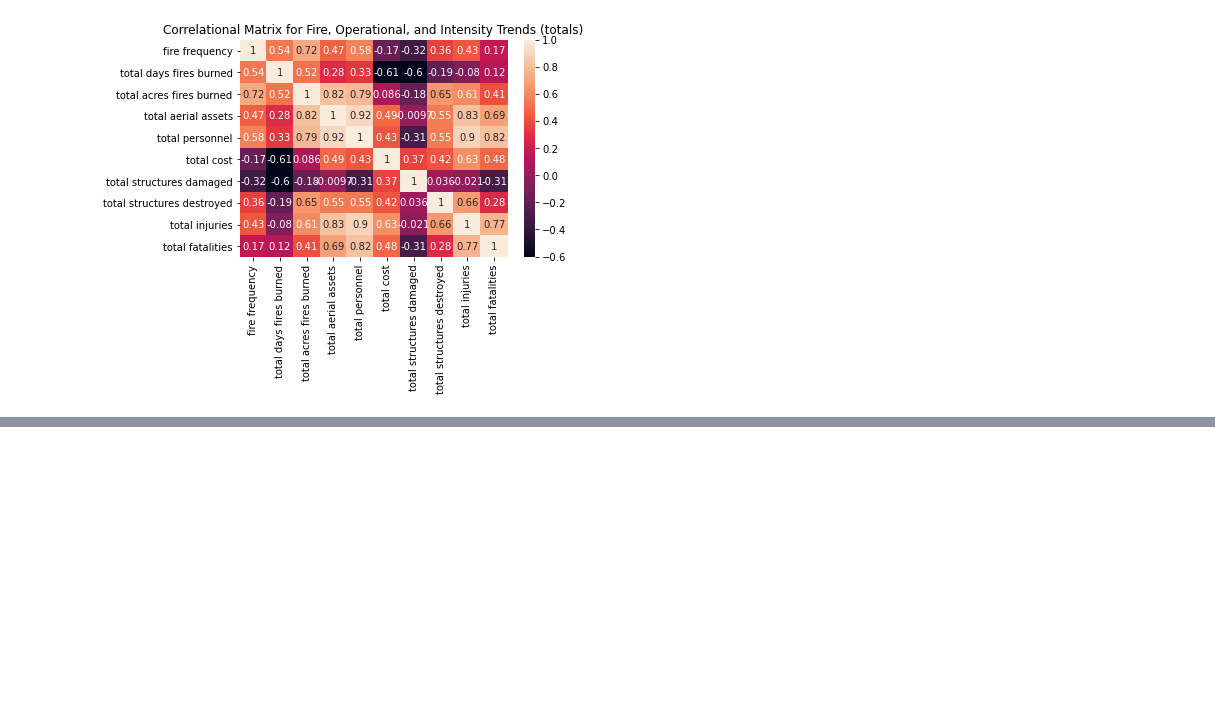
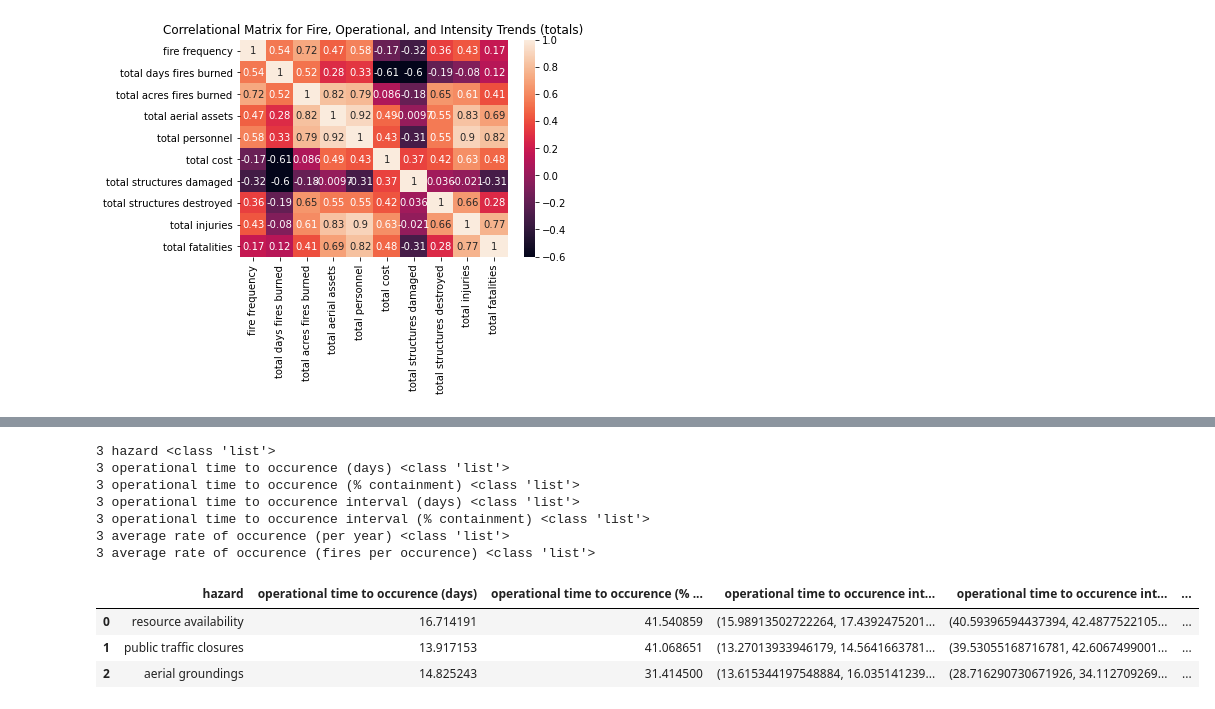
Before and after one commit to nasa/mika, a Jupyter notebook: ICS quantitative analysis.ipynb, the cells around one changed output, grey strips where cells are left out. Drawn from its saved outputs; the diff is of its cells as text; code cells hidden in the pictures; blank space fills up the shorter version.

```diff
--- a/ICS quantitative analysis.ipynb
+++ b/ICS quantitative analysis.ipynb
@@ -518,0 +729,71 @@ plt.show()
+# %%
+#display averages across years in a table
+data = {"hazard":["resource availability", "public traffic closures", "aerial groundings"],
+        "operational time to occurence (days)": [],
+        "operational time to occurence (% containment)": [],
+       }
+ground_time = np.average([time for year in years for time in time_of_occurence_days["grounded"][str(year)]])
+traffic_time = np.average([time for year in years for time in time_of_occurence_days["traffic"][str(year)]])
+resource_time = np.average([time for year in years for time in time_of_occurence_days["resources"][str(year)]])
+data["operational time to occurence (days)"] = [resource_time, traffic_time, ground_time]
+
+#ground_time_std = np.std([time for year in years for time in time_of_occurence_days["grounded"][str(year)]])
+#traffic_time_std = np.std([time for year in years for time in time_of_occurence_days["traffic"][str(year)]])
+#resource_time_std = np.std([time for year in years for time in time_of_occurence_days["resources"][str(year)]])
+
+ground_time_data = [time for year in years for time in time_of_occurence_days["grounded"][str(year)]]
+traffic_time_data = [time for year in years for time in time_of_occurence_days["traffic"][str(year)]]
+resource_time_data = [time for year in years for time in time_of_occurence_days["resources"][str(year)]]
+ground_time_interval = st.t.interval(alpha=0.95, df=len(ground_time_data)-1, loc=np.mean(ground_time_data), scale=st.sem(ground_time_data))
+traffic_time_interval = st.t.interval(alpha=0.95, df=len(traffic_time_data)-1, loc=np.mean(traffic_time_data), scale=st.sem(traffic_time_data))
+resource_time_interval = st.t.interval(alpha=0.95, df=len(resource_time_data)-1, loc=np.mean(resource_time_data), scale=st.sem(resource_time_data))
+data["operational time to occurence interval (days)"] = [resource_time_interval, traffic_time_interval, ground_time_interval]
+
+ground_pct = np.average([pct for year in years for pct in time_of_occurence_pct_contained["grounded"][str(year)]])
+traffic_pct = np.average([pct for year in years for pct in time_of_occurence_pct_contained["traffic"][str(year)]])
+resource_pct = np.average([pct for year in years for pct in time_of_occurence_pct_contained["resources"][str(year)]])
+data["operational time to occurence (% containment)"] = [resource_pct, traffic_pct, ground_pct]
+
+ground_pct_data = [time for year in years for time in time_of_occurence_pct_contained["grounded"][str(year)]]
+traffic_pct_data = [time for year in years for time in time_of_occurence_pct_contained["traffic"][str(year)]]
+resource_pct_data = [time for year in years for time in time_of_occurence_pct_contained["resources"][str(year)]]
+ground_pct_interval = st.t.interval(alpha=0.95, df=len(ground_pct_data)-1, loc=np.mean(ground_pct_data), scale=st.sem(ground_pct_data))
+traffic_pct_interval = st.t.interval(alpha=0.95, df=len(traffic_pct_data)-1, loc=np.mean(traffic_pct_data), scale=st.sem(traffic_pct_data))
+resource_pct_interval = st.t.interval(alpha=0.95, df=len(resource_pct_data)-1, loc=np.mean(resource_pct_data), scale=st.sem(resource_pct_data))
+data["operational time to occurence interval (% containment)"] = [resource_pct_interval, traffic_pct_interval, ground_pct_interval]
+
+#ground_pct_std = np.std([pct for year in years for pct in time_of_occurence_pct_contained["grounded"][str(year)]])
+#traffic_pct_std = np.std([pct for year in years for pct in time_of_occurence_pct_contained["traffic"][str(year)]])
+#resource_pct_std = np.std([pct for year in years for pct in time_of_occurence_pct_contained["resources"][str(year)]])
+
+ground_sum = np.sum([frequency["grounded"][year] for year in frequency["grounded"]])
+traffic_sum = np.sum([frequency["traffic"][year] for year in frequency["traffic"]])
+resources_sum = np.sum([frequency["resources"][year] for year in frequency["resources"]])
+
+ground_rate_years = ground_sum/len(years)
+traffic_rate_years = traffic_sum/len(years)
+resources_rate_years = resources_sum/len(years)
+data["average rate of occurence (per year)"] = [resources_rate_years, traffic_rate_years, ground_rate_years]
+
+total_fires = len(hazard_df["INCIDENT_ID"].unique())
+ground_rate_fires = total_fires/ground_sum
+traffic_rate_fires = total_fires/traffic_sum
+resources_rate_fires = total_fires/resources_sum
+data["average rate of occurence (fires per occurence)"] = [resources_rate_fires, traffic_rate_fires, ground_rate_fires]
+
+for d in data:
+    print(len(data[d]),d,type(data[d]))
+data_df = pd.DataFrame(data)
+data_df
+# %% [output]
+3 hazard <class 'list'>
+3 operational time to occurence (days) <class 'list'>
+3 operational time to occurence (% containment) <class 'list'>
+3 operational time to occurence interval (days) <class 'list'>
+3 operational time to occurence interval (% containment) <class 'list'>
+3 average rate of occurence (per year) <class 'list'>
+3 average rate of occurence (fires per occurence) <class 'list'>
+|  | hazard | operational time to occurence (days) | operational time to occurence (% ... | operational time to occurence int... | operational time to occurence int... | ... |
+| 0 | resource availability | 16.714191 | 41.540859 | (15.98913502722264, 17.4392475201... | (40.59396594437394, 42.4877522105... | ... |
+| 1 | public traffic closures | 13.917153 | 41.068651 | (13.27013933946179, 14.5641663781... | (39.53055168716781, 42.6067499001... | ... |
+| 2 | aerial groundings | 14.825243 | 31.414500 | (13.615344197548884, 16.035141239... | (28.716290730671926, 34.112709269... | ... |
```
Also changed, not shown: parts of 12 cells of this notebook, 1 other file.
